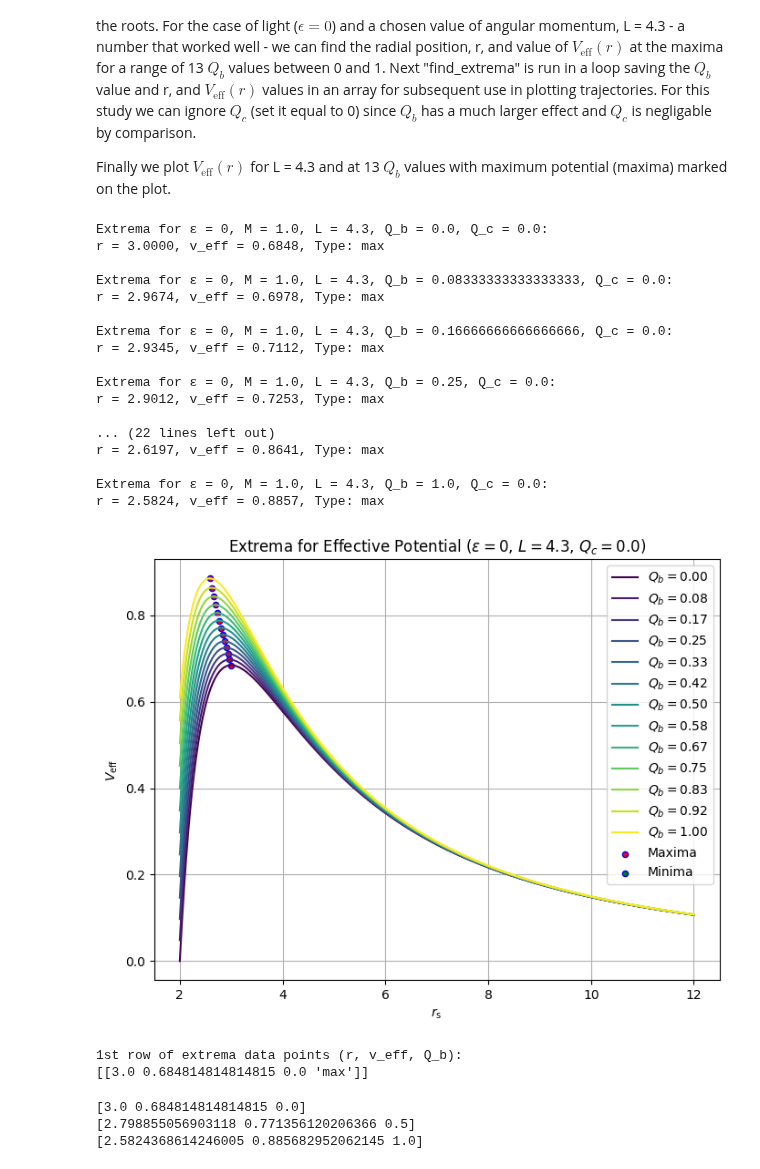
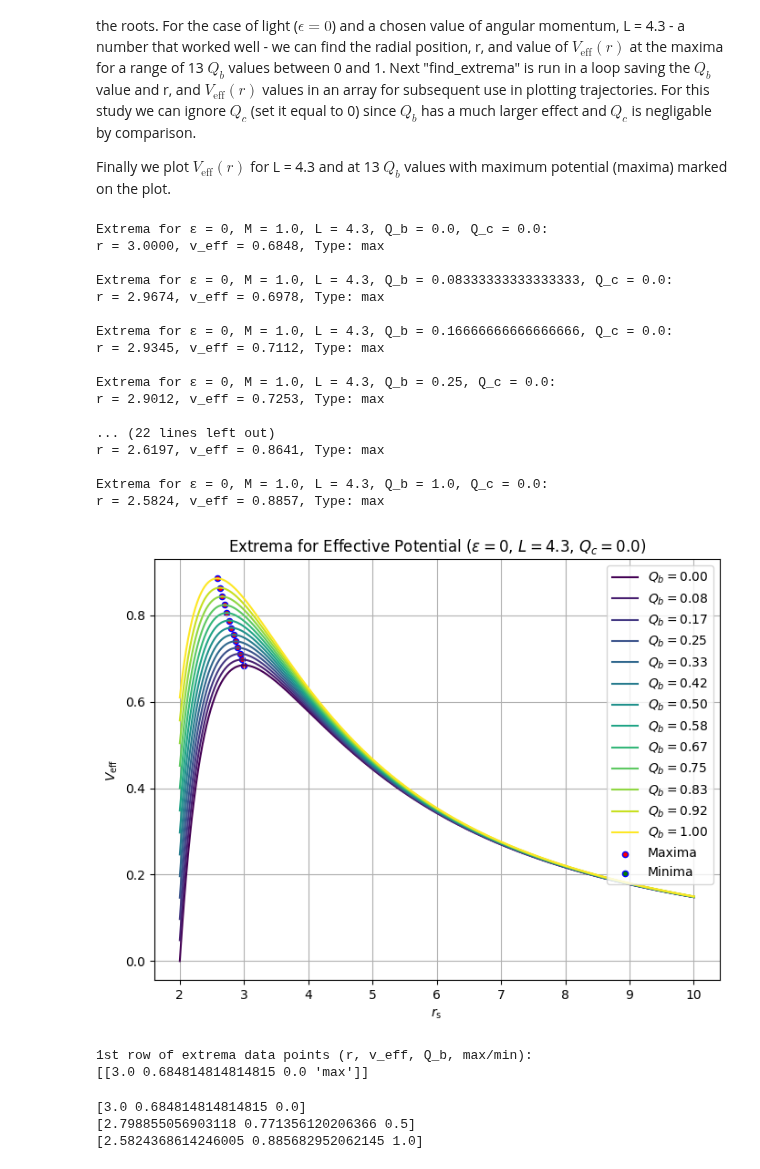
Before and after one commit to AdamSmithOrlik/quantum-black-holes, a Jupyter notebook: sue/research-3.ipynb, the cells around one changed output. Cells and saved outputs as stored; diff of their text form; code cells hidden in the pictures.

```diff
--- a/sue/research-3.ipynb
+++ b/sue/research-3.ipynb
@@ -155,8 +155,8 @@ def find_extrema(M_val, L_val, Q_b_val, Q_c_val, eps_val, r_range):
     return extrema_results, v_eff
 # %%
 #block 4 - find v_eff max for different values of Q_b and create array for the results
-r_range = (rs1, 6 * rs1)
-eps0 = 0
+r_range = (rs1, 5 * rs1)
+eps = 0
 
 Q_b_vals = np.linspace(0, 1.0, 13)
 colors = plt.cm.viridis(np.linspace(0, 1, len(Q_b_vals)))
@@ -167,7 +167,7 @@ max_x, max_y, min_x, min_y = [], [], [], []
 extrema_data = []
 
 for Q_b, color in zip(Q_b_vals, colors):
-    extrema, v_eff_func = find_extrema(M1, L1, Q_b, Q_c0, eps0, r_range)
+    extrema, v_eff_func = find_extrema(M1, L1, Q_b, Q_c0, eps, r_range)
     r_vals1 = np.linspace(r_range[0], r_range[1], 1000)
     v_eff_func_num = sp.lambdify(r, v_eff_func, "numpy")
     v_eff_vals = v_eff_func_num(r_vals1)
@@ -184,38 +184,38 @@ for Q_b, color in zip(Q_b_vals, colors):
 plt.scatter(max_x, max_y, color='r', s=20, edgecolors='b', label="Maxima")
 plt.scatter(min_x, min_y, color='g', s=20, edgecolors='b', label="Minima")
 plt.xlabel(r'$r_{\mathrm{s}}$')
 plt.ylabel(r'$V_{\mathrm{eff}}$')
-plt.title(rf"Extrema for Effective Potential ($\varepsilon={eps0}$, $L={L1}$, $Q_c={Q_c0}$)")
+plt.title(rf"Extrema for Effective Potential ($\varepsilon={eps}$, $L={L1}$, $Q_c={Q_c0}$)")
 plt.legend()
 plt.grid(True)
 plt.show()
 
-# NumPy array with extrema data including: r, v_eff, Q_b val
+# NumPy array with extrema data including: r, v_eff, Q_b val, extrema type
 extrema_array = np.array(extrema_data)
 
 # test print
-print("1st row of extrema data points (r, v_eff, Q_b):")
+print("1st row of extrema data points (r, v_eff, Q_b, max/min):")
 print(extrema_array[:1])
 # %% [output]
 Extrema for ε = 0, M = 1.0, L = 4.3, Q_b = 0.0, Q_c = 0.0:
 r = 3.0000, v_eff = 0.6848, Type: max
 
 Extrema for ε = 0, M = 1.0, L = 4.3, Q_b = 0.08333333333333333, Q_c = 0.0:
 r = 2.9674, v_eff = 0.6978, Type: max
 
 Extrema for ε = 0, M = 1.0, L = 4.3, Q_b = 0.16666666666666666, Q_c = 0.0:
 r = 2.9345, v_eff = 0.7112, Type: max
 
 Extrema for ε = 0, M = 1.0, L = 4.3, Q_b = 0.25, Q_c = 0.0:
 r = 2.9012, v_eff = 0.7253, Type: max
 
 ... (22 lines left out)
 r = 2.6197, v_eff = 0.8641, Type: max
 
 Extrema for ε = 0, M = 1.0, L = 4.3, Q_b = 1.0, Q_c = 0.0:
 r = 2.5824, v_eff = 0.8857, Type: max
-[figure, old version]
+[figure, new version]
-1st row of extrema data points (r, v_eff, Q_b):
+1st row of extrema data points (r, v_eff, Q_b, max/min):
 [[3.0 0.684814814814815 0.0 'max']]
 # %%
 # test code
```
Also changed, not shown: parts of 3 cells of this notebook, 1 other file.
